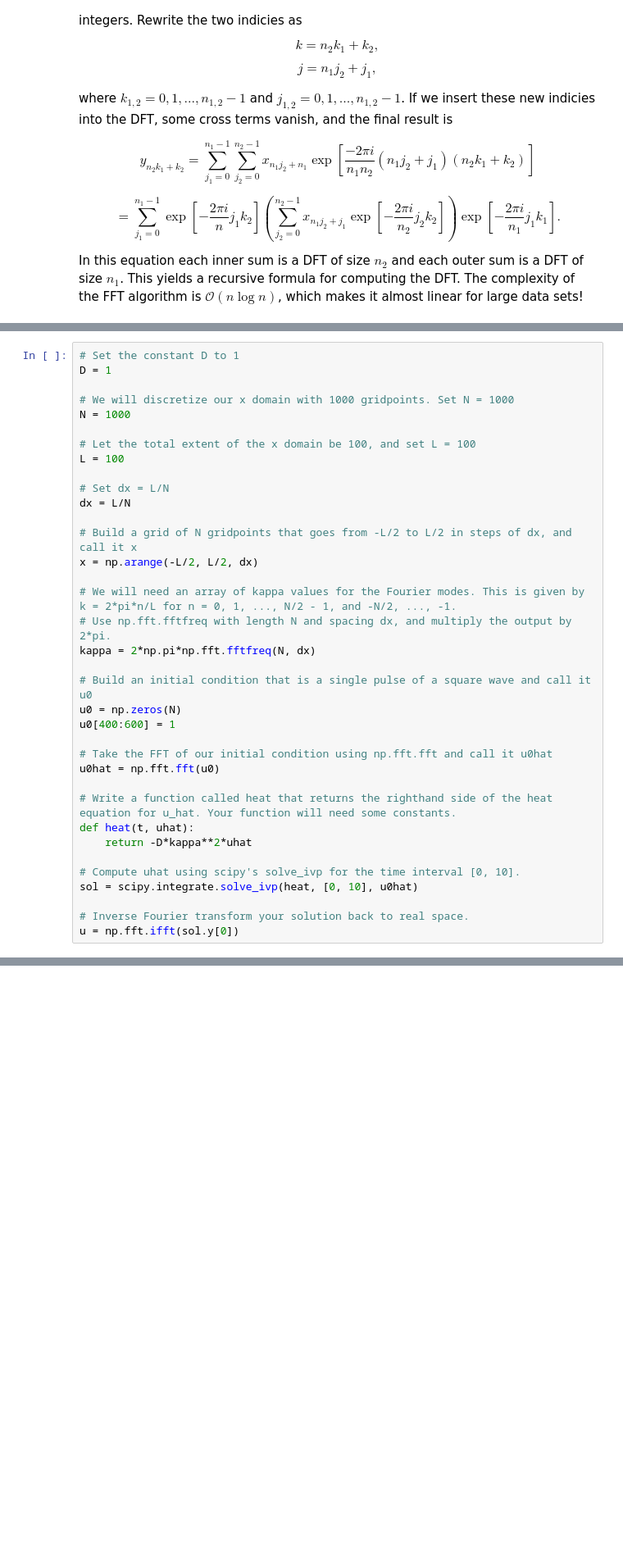
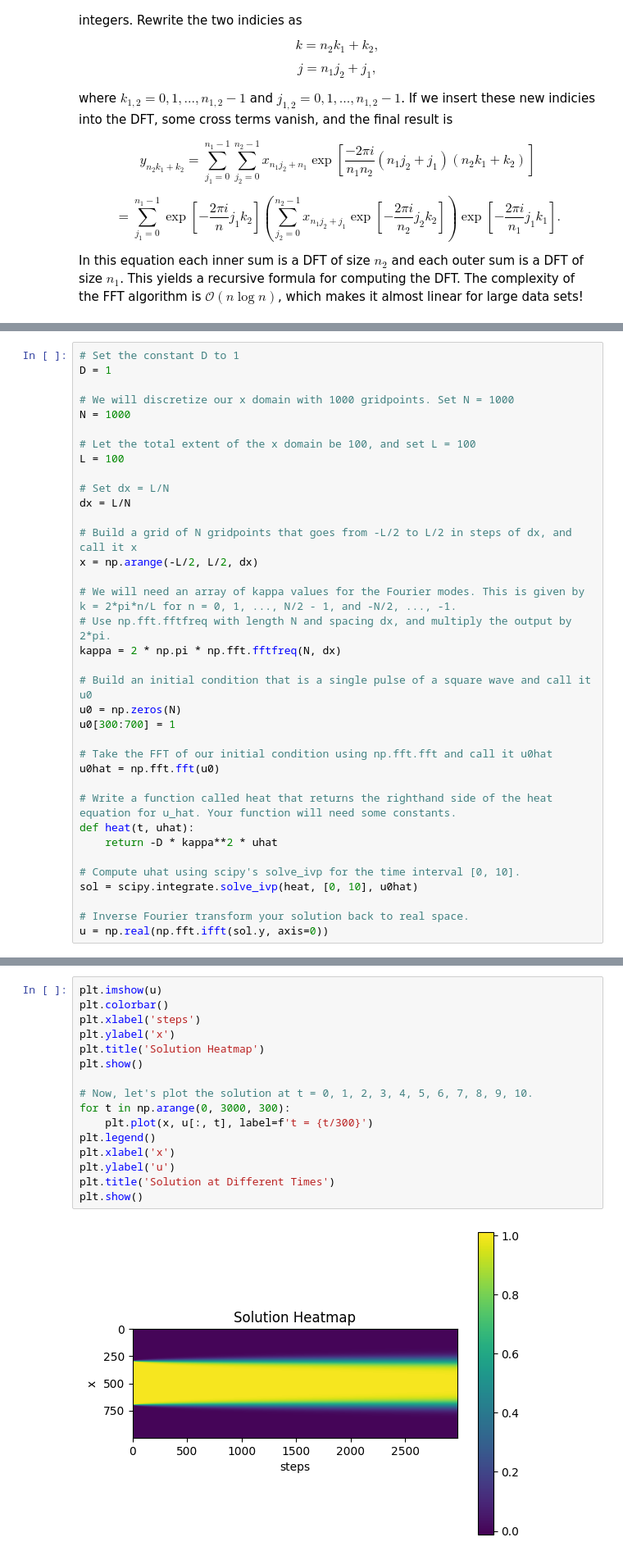
Before and after one commit to devin-gupta/GitHub, a Jupyter notebook: physics113/day_13/FFTIntro.ipynb, the cells around one changed output, grey strips where cells are left out. Shown at 82% size. Saved outputs shown, nothing was run; the diff lists cells and outputs as text; blank space fills up the shorter version.

```diff
--- a/physics113/day_13/FFTIntro.ipynb
+++ b/physics113/day_13/FFTIntro.ipynb
@@ -175,21 +174,21 @@ x = np.arange(-L/2, L/2, dx)
 
 # We will need an array of kappa values for the Fourier modes. This is given by k = 2*pi*n/L for n = 0, 1, ..., N/2 - 1, and -N/2, ..., -1.
 # Use np.fft.fftfreq with length N and spacing dx, and multiply the output by 2*pi.
-kappa = 2*np.pi*np.fft.fftfreq(N, dx)
+kappa = 2 * np.pi * np.fft.fftfreq(N, dx)
 
 # Build an initial condition that is a single pulse of a square wave and call it u0
 u0 = np.zeros(N)
-u0[400:600] = 1
+u0[300:700] = 1
 
 # Take the FFT of our initial condition using np.fft.fft and call it u0hat
 u0hat = np.fft.fft(u0)
 
 # Write a function called heat that returns the righthand side of the heat equation for u_hat. Your function will need some constants.
 def heat(t, uhat):
-    return -D*kappa**2*uhat
+    return -D * kappa**2 * uhat
 
 # Compute uhat using scipy's solve_ivp for the time interval [0, 10].
 sol = scipy.integrate.solve_ivp(heat, [0, 10], u0hat)
 
 # Inverse Fourier transform your solution back to real space.
-u = np.fft.ifft(sol.y[0])
+u = np.real(np.fft.ifft(sol.y, axis=0))
@@ -215,0 +197,18 @@ TypeError: Invalid shape (2983,) for image data
+# %%
+plt.imshow(u)
+plt.colorbar()
+plt.xlabel('steps')
+plt.ylabel('x')
+plt.title('Solution Heatmap')
+plt.show()
+
+# Now, let's plot the solution at t = 0, 1, 2, 3, 4, 5, 6, 7, 8, 9, 10.
+for t in np.arange(0, 3000, 300):
+    plt.plot(x, u[:, t], label=f't = {t/300}')
+plt.legend()
+plt.xlabel('x')
+plt.ylabel('u')
+plt.title('Solution at Different Times')
+plt.show()
+# %% [output]
+[figure, added]
```
Also changed, not shown: parts of 16 cells of this notebook, 3 other files.
